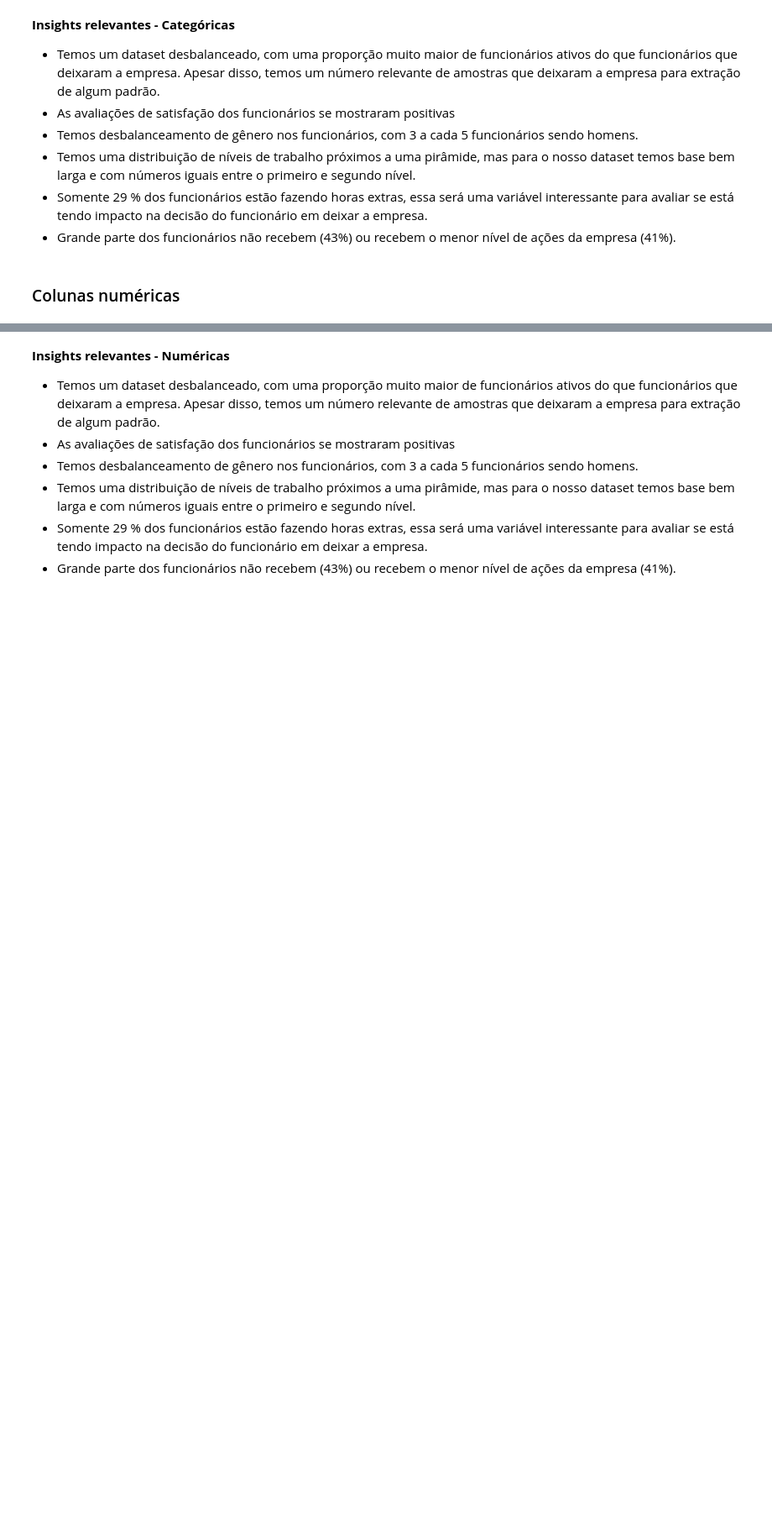
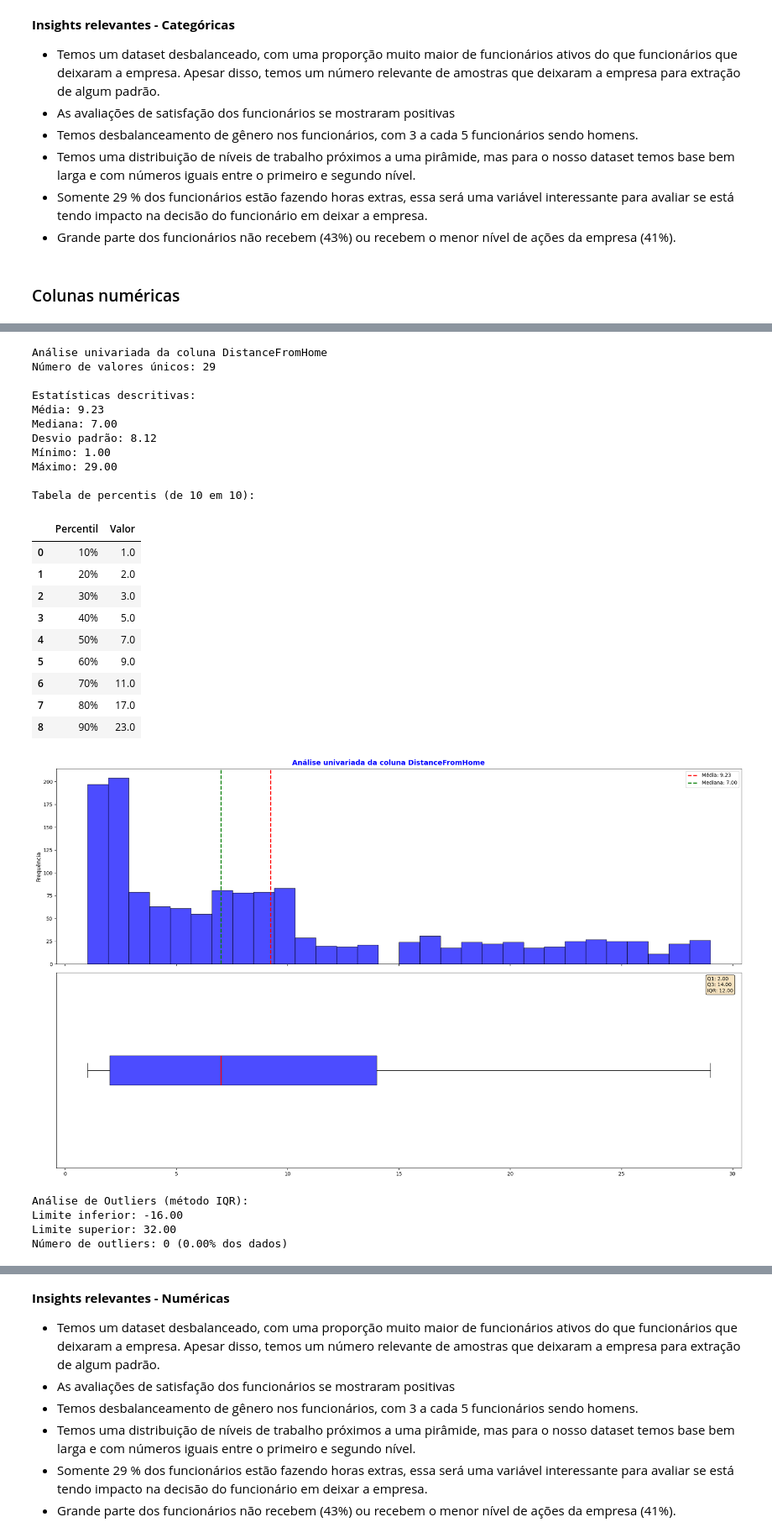
Before and after one commit to VitorMirandaAquino/pucrio-mvp-analise-dados, a Jupyter notebook: MVP_Análise_de_Dados_e_Boas_Práticas.ipynb, the cells around one changed output, grey strips where cells are left out. Shown at 84% size. Cells and saved outputs as stored; diff of their text form; code cells hidden in the pictures; blank space fills up the shorter version.

```diff
--- a/MVP_Análise_de_Dados_e_Boas_Práticas.ipynb
+++ b/MVP_Análise_de_Dados_e_Boas_Práticas.ipynb
@@ -625,0 +726,29 @@ Os funcionários geralmente dão notas medianas para o balanço entre vida socia
+# %%
+analise_univariada_numerica(df, 'DistanceFromHome')
+# %% [output]
+Análise univariada da coluna DistanceFromHome
+Número de valores únicos: 29
+
+Estatísticas descritivas:
+Média: 9.23
+Mediana: 7.00
+Desvio padrão: 8.12
+Mínimo: 1.00
+Máximo: 29.00
+
+Tabela de percentis (de 10 em 10):
+|  | Percentil | Valor |
+| 0 | 10% | 1.0 |
+| 1 | 20% | 2.0 |
+| 2 | 30% | 3.0 |
+| 3 | 40% | 5.0 |
+| 4 | 50% | 7.0 |
+| 5 | 60% | 9.0 |
+| 6 | 70% | 11.0 |
+| 7 | 80% | 17.0 |
+| 8 | 90% | 23.0 |
+[figure, added]
+Análise de Outliers (método IQR):
+Limite inferior: -16.00
+Limite superior: 32.00
+Número de outliers: 0 (0.00% dos dados)
```
Also changed, not shown: parts of 15 cells of this notebook.
